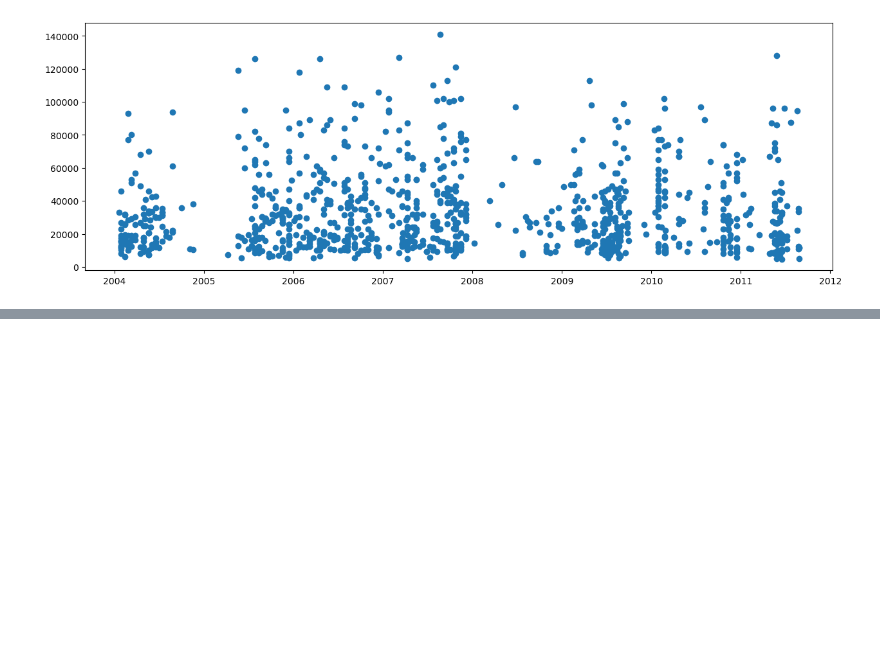
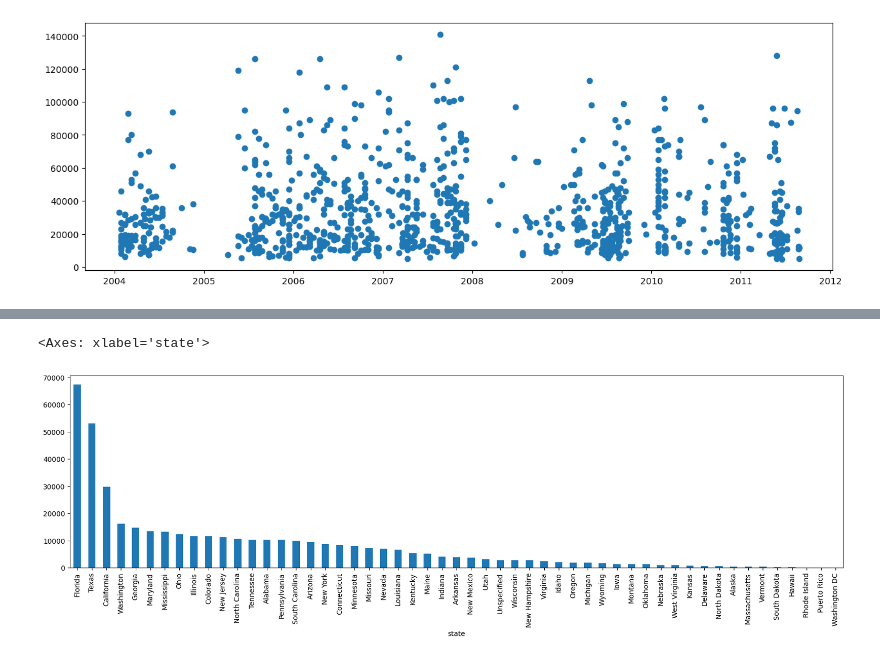
Before and after one commit to rezaazimibar/MachineLearning-projects-playground, a Jupyter notebook: RegularProjects/bulldozer_price_prediction/bulldozer_price_prediction.ipynb, the cells around one changed output, grey strips where cells are left out. Saved outputs shown, nothing was run; the diff lists cells and outputs as text; code cells hidden in the pictures; blank space fills up the shorter version.

```diff
--- a/RegularProjects/bulldozer_price_prediction/bulldozer_price_prediction.ipynb
+++ b/RegularProjects/bulldozer_price_prediction/bulldozer_price_prediction.ipynb
@@ -102,0 +123,3 @@ ax.scatter(df['saledate'][:1000], df['SalePrice'][:1000])
+# %%
+df.sort_values(by=['saledate'], inplace=True, ascending=True)
+df.head(20)
@@ -102,0 +145,9 @@ ax.scatter(df['saledate'][:1000], df['SalePrice'][:1000])
+# %%
+# Make a copy
+df_tmp = df.copy()
+# %%
+df_tmp['saleYear'] = df_tmp.saledate.dt.year
+df_tmp['saleMonth'] = df_tmp.saledate.dt.month
+df_tmp['saleDay'] = df_tmp.saledate.dt.day
+df_tmp['saleDayOfWeek'] = df_tmp.saledate.dt.dayofweek
+df_tmp['saleDayOfYear'] = df_tmp.saledate.dt.dayofyear
@@ -102,0 +174,2 @@ ax.scatter(df['saledate'][:1000], df['SalePrice'][:1000])
+# %%
+df_tmp.drop('saledate', axis=1, inplace=True)
@@ -102,0 +196,5 @@ ax.scatter(df['saledate'][:1000], df['SalePrice'][:1000])
+# %%
+df_tmp.state.value_counts().plot.bar(figsize=(20,5))
+# %% [output]
+<Axes: xlabel='state'>
+[figure, added]
```
Also changed, not shown: parts of 18 cells of this notebook.
